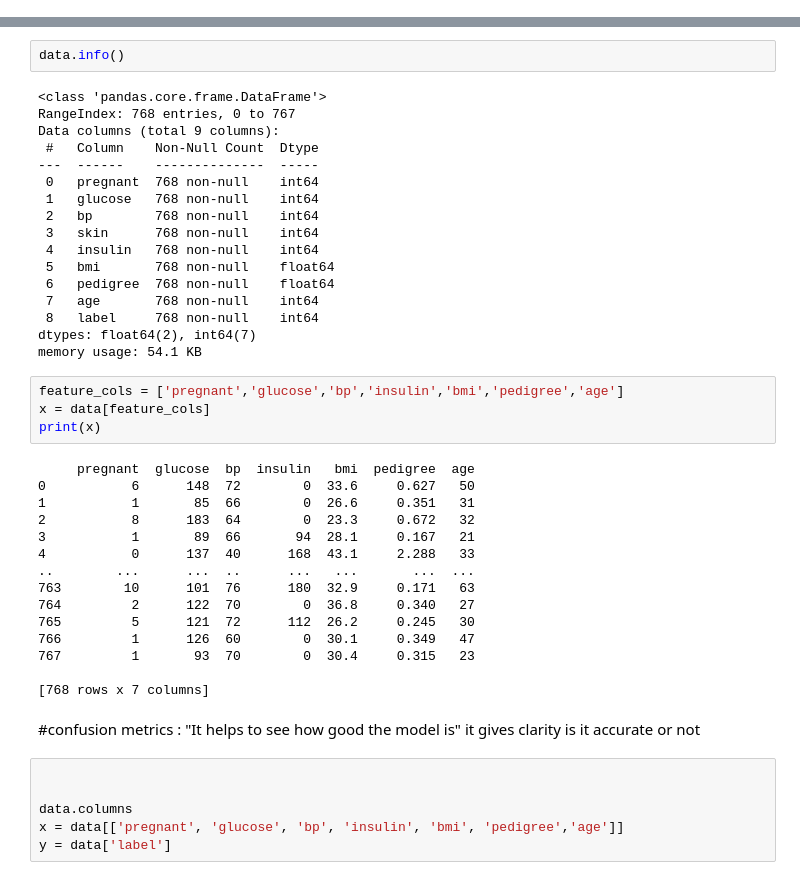
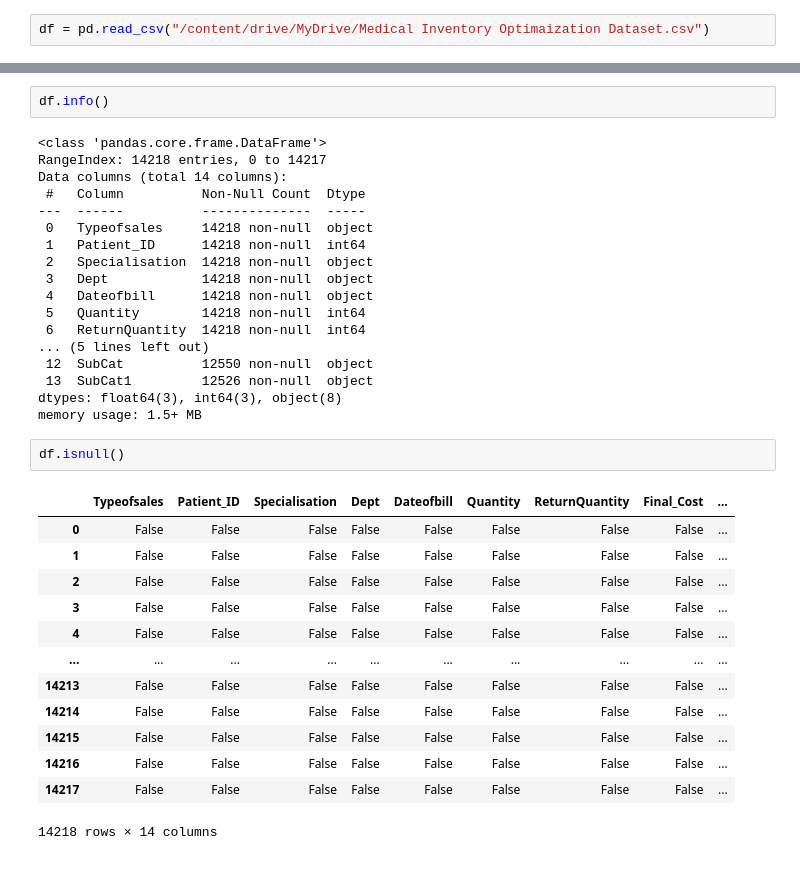
Before and after one commit to pravallikasri0229/pravallika-analyst-, a Jupyter notebook: decisiontree.ipynb, the cells around one changed output, grey strips where cells are left out. Cells and saved outputs as stored; diff of their text form.

```diff
--- a/decisiontree.ipynb
+++ b/decisiontree.ipynb
@@ -32,0 +11,2 @@ data.shape
+# %%
+df = pd.read_csv("/content/drive/MyDrive/Medical Inventory Optimaization Dataset.csv")
@@ -33,47 +31,36 @@ data.shape
 # %%
-data.info()
+df.info()
 # %% [output]
 <class 'pandas.core.frame.DataFrame'>
-RangeIndex: 768 entries, 0 to 767
-Data columns (total 9 columns):
- #   Column    Non-Null Count  Dtype
----  ------    --------------  -----
- 0   pregnant  768 non-null    int64
- 1   glucose   768 non-null    int64
- 2   bp        768 non-null    int64
- 3   skin      768 non-null    int64
- 4   insulin   768 non-null    int64
- 5   bmi       768 non-null    float64
- 6   pedigree  768 non-null    float64
- 7   age       768 non-null    int64
- 8   label     768 non-null    int64
-dtypes: float64(2), int64(7)
-memory usage: 54.1 KB
+RangeIndex: 14218 entries, 0 to 14217
+Data columns (total 14 columns):
+ #   Column          Non-Null Count  Dtype
+---  ------          --------------  -----
+ 0   Typeofsales     14218 non-null  object
+ 1   Patient_ID      14218 non-null  int64
+ 2   Specialisation  14218 non-null  object
+ 3   Dept            14218 non-null  object
+ 4   Dateofbill      14218 non-null  object
+ 5   Quantity        14218 non-null  int64
+ 6   ReturnQuantity  14218 non-null  int64
+... (5 lines left out)
+ 12  SubCat          12550 non-null  object
+ 13  SubCat1         12526 non-null  object
+dtypes: float64(3), int64(3), object(8)
+memory usage: 1.5+ MB
-# %%
-feature_cols = ['pregnant','glucose','bp','insulin','bmi','pedigree','age']
-x = data[feature_cols]
-print(x)
-# %% [output]
-     pregnant  glucose  bp  insulin   bmi  pedigree  age
-0           6      148  72        0  33.6     0.627   50
-1           1       85  66        0  26.6     0.351   31
-2           8      183  64        0  23.3     0.672   32
-3           1       89  66       94  28.1     0.167   21
-4           0      137  40      168  43.1     2.288   33
-..        ...      ...  ..      ...   ...       ...  ...
-763        10      101  76      180  32.9     0.171   63
-764         2      122  70        0  36.8     0.340   27
-765         5      121  72      112  26.2     0.245   30
-766         1      126  60        0  30.1     0.349   47
-767         1       93  70        0  30.4     0.315   23
-
-[768 rows x 7 columns]
-# %% [markdown]
-#confusion metrics : "It helps to see how good the model is"
-it gives clarity is it accurate or not
-# %%
-
-
-data.columns
-x = data[['pregnant', 'glucose', 'bp', 'insulin', 'bmi', 'pedigree','age']]
-y = data['label']
+# %%
+df.isnull()
+# %% [output]
+|  | Typeofsales | Patient_ID | Specialisation | Dept | Dateofbill | Quantity | ReturnQuantity | Final_Cost | ... |
+| 0 | False | False | False | False | False | False | False | False | ... |
+| 1 | False | False | False | False | False | False | False | False | ... |
+| 2 | False | False | False | False | False | False | False | False | ... |
+| 3 | False | False | False | False | False | False | False | False | ... |
+| 4 | False | False | False | False | False | False | False | False | ... |
+| ... | ... | ... | ... | ... | ... | ... | ... | ... | ... |
+| 14213 | False | False | False | False | False | False | False | False | ... |
+| 14214 | False | False | False | False | False | False | False | False | ... |
+| 14215 | False | False | False | False | False | False | False | False | ... |
+| 14216 | False | False | False | False | False | False | False | False | ... |
+| 14217 | False | False | False | False | False | False | False | False | ... |
+14218 rows × 14 columns
```
Also changed, not shown: parts of 26 cells of this notebook.
